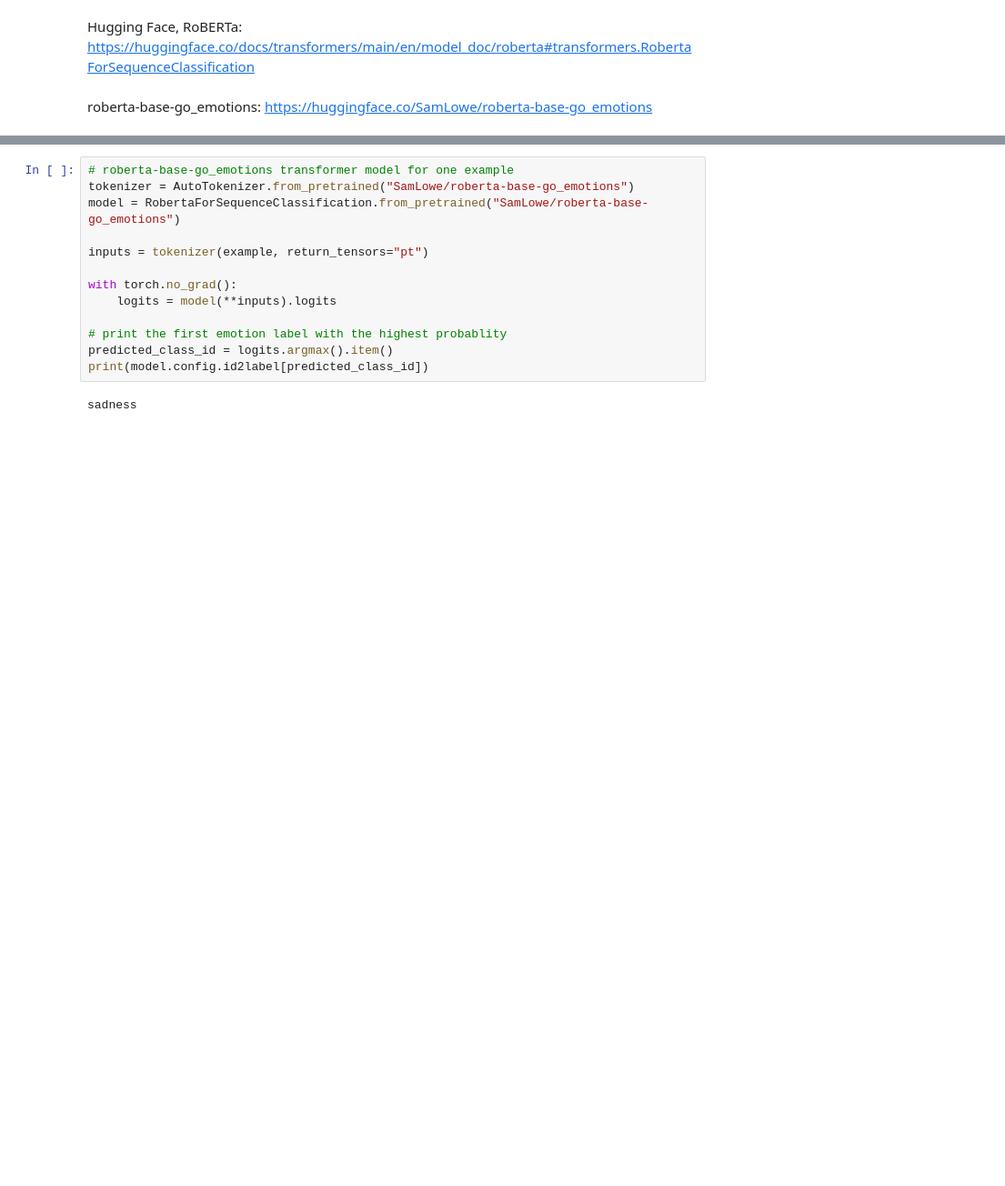
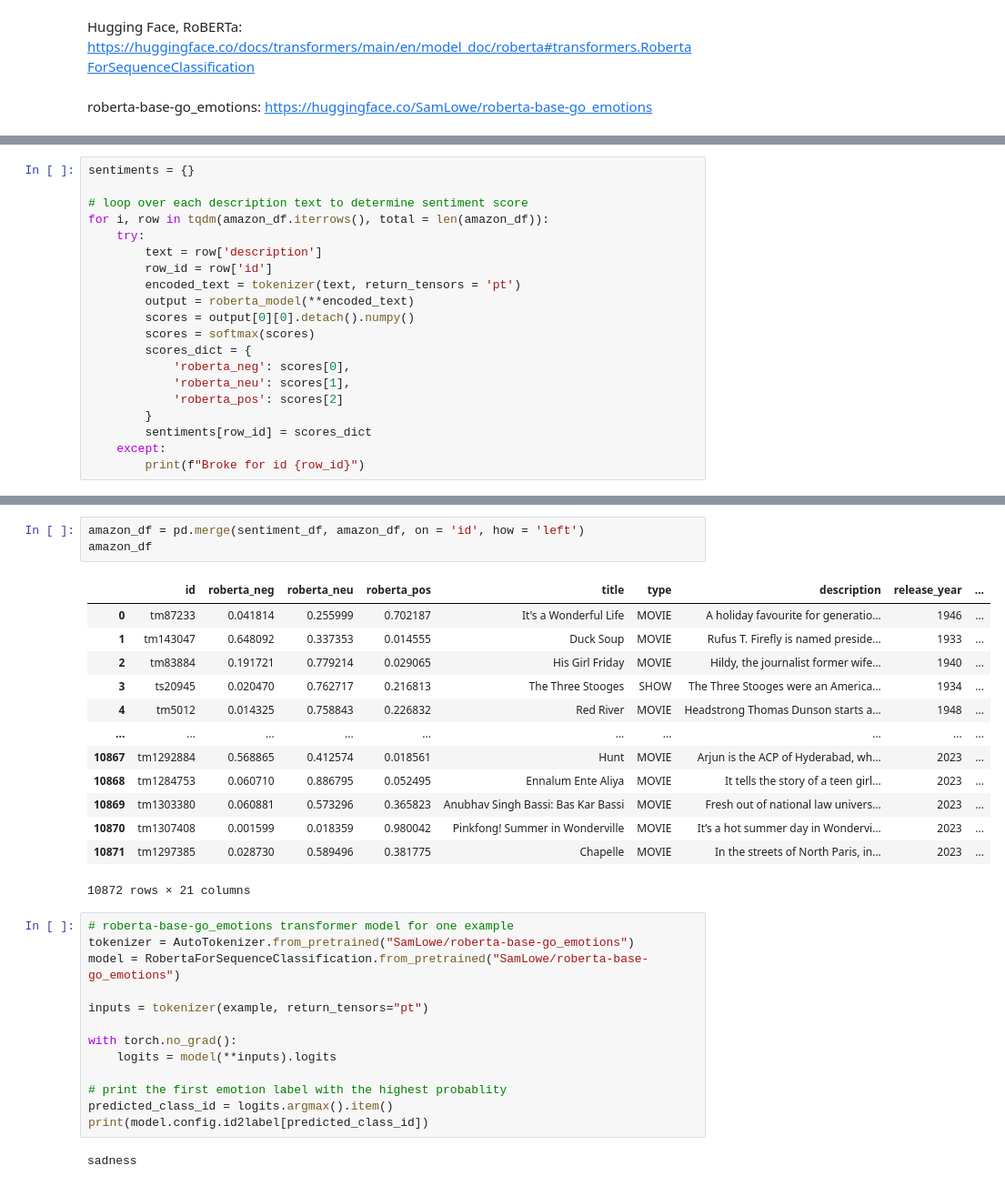
Before and after one commit to siming-deng/Amazon_Prime_Video_Project, a Jupyter notebook: Amazon Prime Video Sentiment Analysis.ipynb, the cells around one changed output, grey strips where cells are left out. Shown at 91% size. Drawn from its saved outputs; the diff is of its cells as text; blank space fills up the shorter version.

Commit message:
Add files via upload
additional update on Roberta scores

```diff
--- a/Amazon Prime Video Sentiment Analysis.ipynb
+++ b/Amazon Prime Video Sentiment Analysis.ipynb
@@ -224,0 +275,20 @@ roberta-base-go_emotions: https://huggingface.co/SamLowe/roberta-base-go_emotion
+# %%
+sentiments = {}
+
+# loop over each description text to determine sentiment score
+for i, row in tqdm(amazon_df.iterrows(), total = len(amazon_df)):
+    try:
+        text = row['description']
+        row_id = row['id']
+        encoded_text = tokenizer(text, return_tensors = 'pt')
+        output = roberta_model(**encoded_text)
+        scores = output[0][0].detach().numpy()
+        scores = softmax(scores)
+        scores_dict = {
+            'roberta_neg': scores[0],
+            'roberta_neu': scores[1],
+            'roberta_pos': scores[2]
+        }
+        sentiments[row_id] = scores_dict
+    except:
+        print(f"Broke for id {row_id}")
@@ -225,3 +360,20 @@ roberta-base-go_emotions: https://huggingface.co/SamLowe/roberta-base-go_emotion
+# %%
+amazon_df = pd.merge(sentiment_df, amazon_df, on = 'id', how = 'left')
+amazon_df
+# %% [output]
+|  | id | roberta_neg | roberta_neu | roberta_pos | title | type | description | release_year | ... |
+| 0 | tm87233 | 0.041814 | 0.255999 | 0.702187 | It's a Wonderful Life | MOVIE | A holiday favourite for generatio... | 1946 | ... |
+| 1 | tm143047 | 0.648092 | 0.337353 | 0.014555 | Duck Soup | MOVIE | Rufus T. Firefly is named preside... | 1933 | ... |
+| 2 | tm83884 | 0.191721 | 0.779214 | 0.029065 | His Girl Friday | MOVIE | Hildy, the journalist former wife... | 1940 | ... |
+| 3 | ts20945 | 0.020470 | 0.762717 | 0.216813 | The Three Stooges | SHOW | The Three Stooges were an America... | 1934 | ... |
+| 4 | tm5012 | 0.014325 | 0.758843 | 0.226832 | Red River | MOVIE | Headstrong Thomas Dunson starts a... | 1948 | ... |
+| ... | ... | ... | ... | ... | ... | ... | ... | ... | ... |
+| 10867 | tm1292884 | 0.568865 | 0.412574 | 0.018561 | Hunt | MOVIE | Arjun is the ACP of Hyderabad, wh... | 2023 | ... |
+| 10868 | tm1284753 | 0.060710 | 0.886795 | 0.052495 | Ennalum Ente Aliya | MOVIE | It tells the story of a teen girl... | 2023 | ... |
+| 10869 | tm1303380 | 0.060881 | 0.573296 | 0.365823 | Anubhav Singh Bassi: Bas Kar Bassi | MOVIE | Fresh out of national law univers... | 2023 | ... |
+| 10870 | tm1307408 | 0.001599 | 0.018359 | 0.980042 | Pinkfong! Summer in Wonderville | MOVIE | It’s a hot summer day in Wondervi... | 2023 | ... |
+| 10871 | tm1297385 | 0.028730 | 0.589496 | 0.381775 | Chapelle | MOVIE | In the streets of North Paris, in... | 2023 | ... |
+10872 rows × 21 columns
 # %%
 # roberta-base-go_emotions transformer model for one example
 tokenizer = AutoTokenizer.from_pretrained("SamLowe/roberta-base-go_emotions")
```
Also changed, not shown: parts of 20 cells of this notebook, 2 other files.
